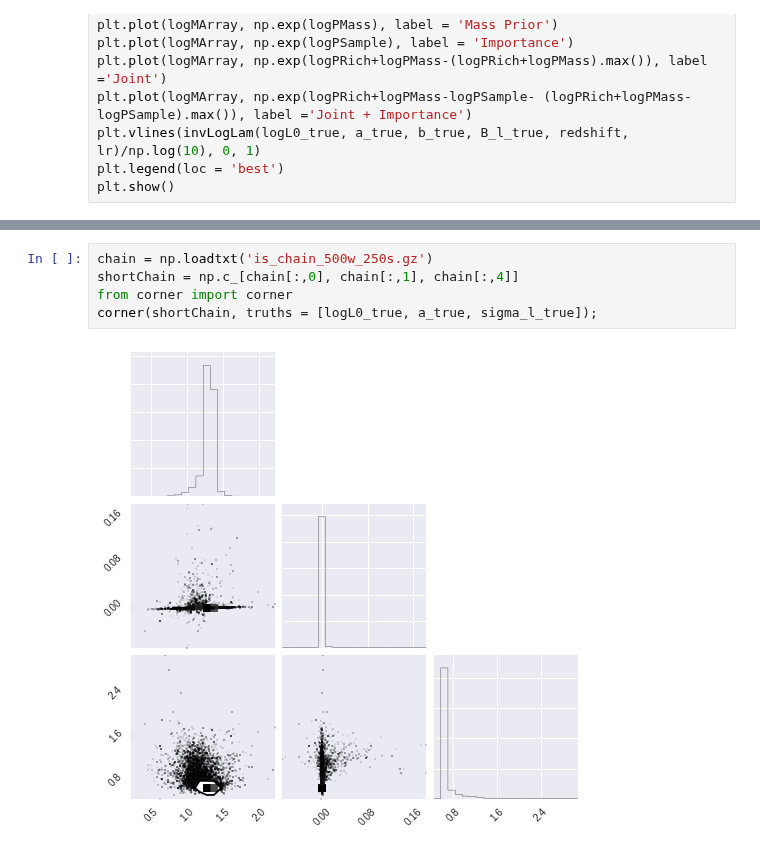
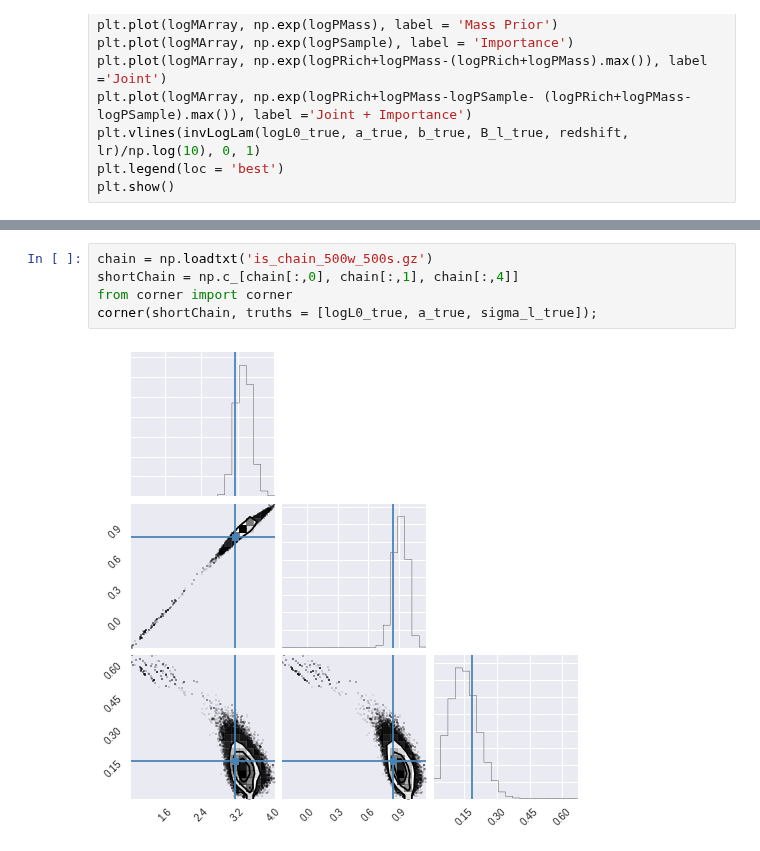
Before and after one commit to Ravirajadrangi/ClusterMassInference, a Jupyter notebook: Importance Sampling Debugging.ipynb, the cells around one changed output, grey strips where cells are left out. Cells and saved outputs as stored; diff of their text form.

```diff
--- a/Importance Sampling Debugging.ipynb
+++ b/Importance Sampling Debugging.ipynb
@@ -254,8 +252,8 @@ corner(shortChain, truths = [logL0_true, a_true, sigma_l_true]);
 # %%
-chain = np.loadtxt('is_chain_500w_250s.gz')
+chain = np.loadtxt('is_chain_500w_500s.gz')
 shortChain = np.c_[chain[:,0], chain[:,1], chain[:,4]]
 from corner import corner
 corner(shortChain, truths = [logL0_true, a_true, sigma_l_true]);
 # %% [output]
-[figure, old version]
+[figure, new version]
 # %%
```
Also changed, not shown: parts of 6 cells of this notebook, 2 other files.
